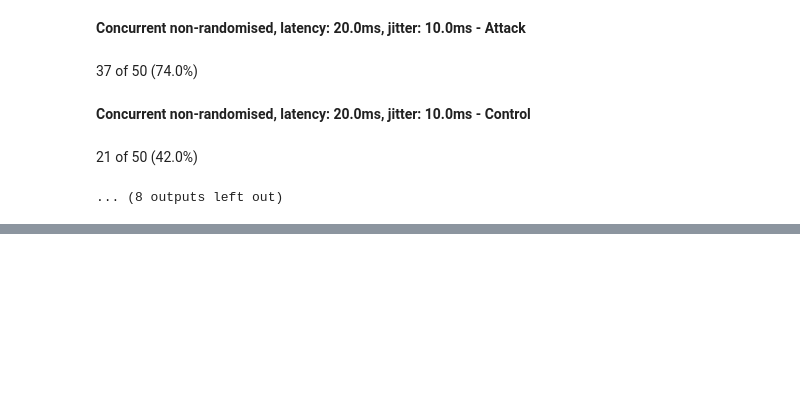
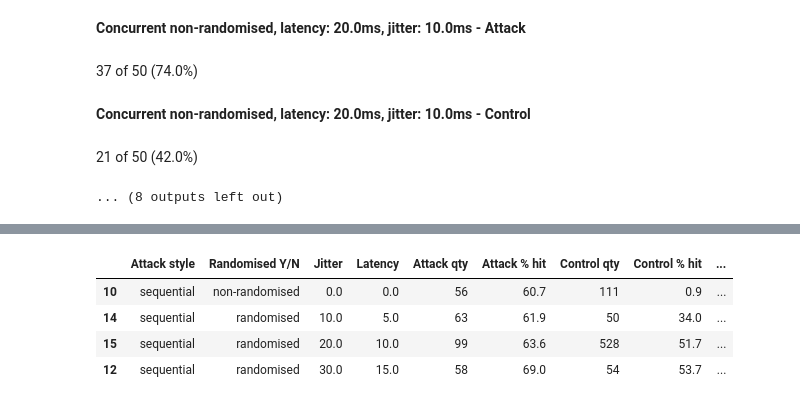
Before and after one commit to jefc1111/laravel-user-enumeration-demo, a Jupyter notebook: result_analysis.ipynb, the cells around one changed output, grey strips where cells are left out. Saved outputs shown, nothing was run; the diff lists cells and outputs as text; code cells hidden in the pictures; blank space fills up the shorter version.

```diff
--- a/result_analysis.ipynb
+++ b/result_analysis.ipynb
@@ -172,0 +266,9 @@ analyse_result_folder('concurrent/non-randomised/400200')
+# %%
+sequential_df = df.iloc[[10, 14, 15, 12]].sort_values(by=['Jitter', 'Latency'])
+sequential_df
+# %% [output]
+|  | Attack style | Randomised Y/N | Jitter | Latency | Attack qty | Attack % hit | Control qty | Control % hit | ... |
+| 10 | sequential | non-randomised | 0.0 | 0.0 | 56 | 60.7 | 111 | 0.9 | ... |
+| 14 | sequential | randomised | 10.0 | 5.0 | 63 | 61.9 | 50 | 34.0 | ... |
+| 15 | sequential | randomised | 20.0 | 10.0 | 99 | 63.6 | 528 | 51.7 | ... |
+| 12 | sequential | randomised | 30.0 | 15.0 | 58 | 69.0 | 54 | 53.7 | ... |
```
Also changed, not shown: parts of 6 cells of this notebook, 29 other files.
